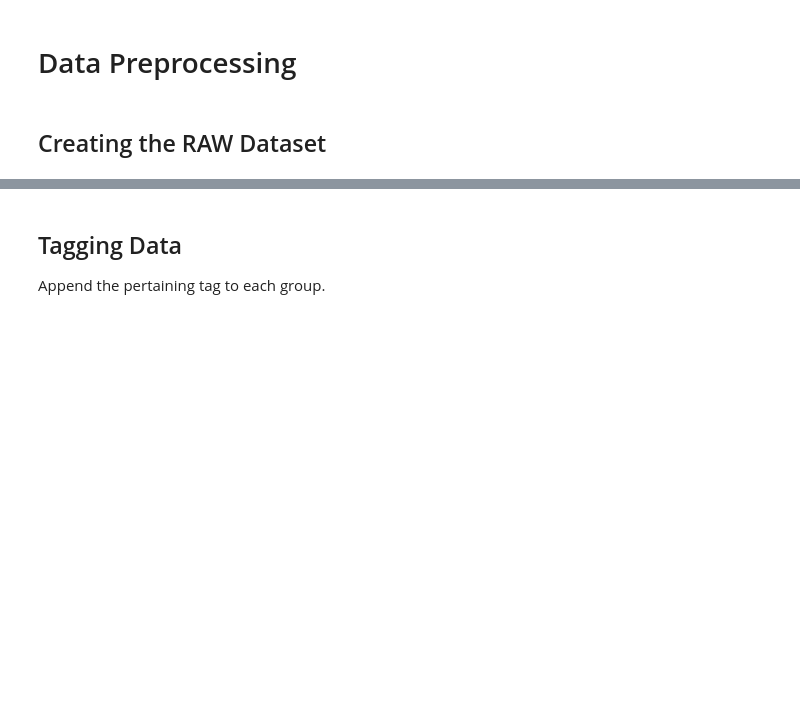
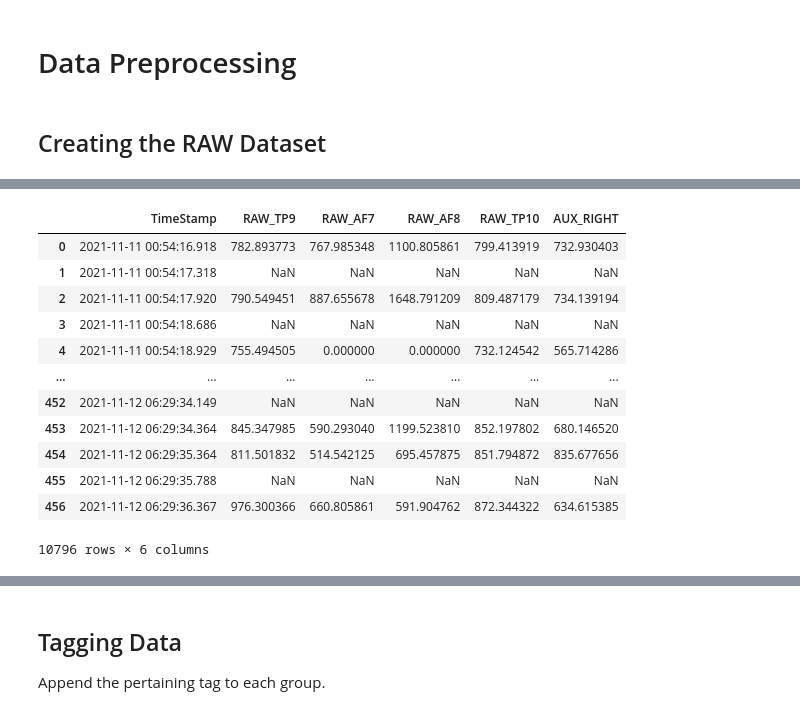
Before and after one commit to musahabib/WorkerFatigue_EEG_ML, a Jupyter notebook: Notebook.ipynb, the cells around one changed output, grey strips where cells are left out. Drawn from its saved outputs; the diff is of its cells as text; code cells hidden in the pictures; blank space fills up the shorter version.

```diff
--- a/Notebook.ipynb
+++ b/Notebook.ipynb
@@ -157,0 +152,18 @@ data_T
+# %%
+data_T = pd.DataFrame(rowsTired);
+original_T = data_T.copy();
+data_T
+# %% [output]
+|  | TimeStamp | RAW_TP9 | RAW_AF7 | RAW_AF8 | RAW_TP10 | AUX_RIGHT |
+| 0 | 2021-11-11 00:54:16.918 | 782.893773 | 767.985348 | 1100.805861 | 799.413919 | 732.930403 |
+| 1 | 2021-11-11 00:54:17.318 | NaN | NaN | NaN | NaN | NaN |
+| 2 | 2021-11-11 00:54:17.920 | 790.549451 | 887.655678 | 1648.791209 | 809.487179 | 734.139194 |
+| 3 | 2021-11-11 00:54:18.686 | NaN | NaN | NaN | NaN | NaN |
+| 4 | 2021-11-11 00:54:18.929 | 755.494505 | 0.000000 | 0.000000 | 732.124542 | 565.714286 |
+| ... | ... | ... | ... | ... | ... | ... |
+| 452 | 2021-11-12 06:29:34.149 | NaN | NaN | NaN | NaN | NaN |
+| 453 | 2021-11-12 06:29:34.364 | 845.347985 | 590.293040 | 1199.523810 | 852.197802 | 680.146520 |
+| 454 | 2021-11-12 06:29:35.364 | 811.501832 | 514.542125 | 695.457875 | 851.794872 | 835.677656 |
+| 455 | 2021-11-12 06:29:35.788 | NaN | NaN | NaN | NaN | NaN |
+| 456 | 2021-11-12 06:29:36.367 | 976.300366 | 660.805861 | 591.904762 | 872.344322 | 634.615385 |
+10796 rows × 6 columns
```
Also changed, not shown: parts of 20 cells of this notebook, 5 other files.
